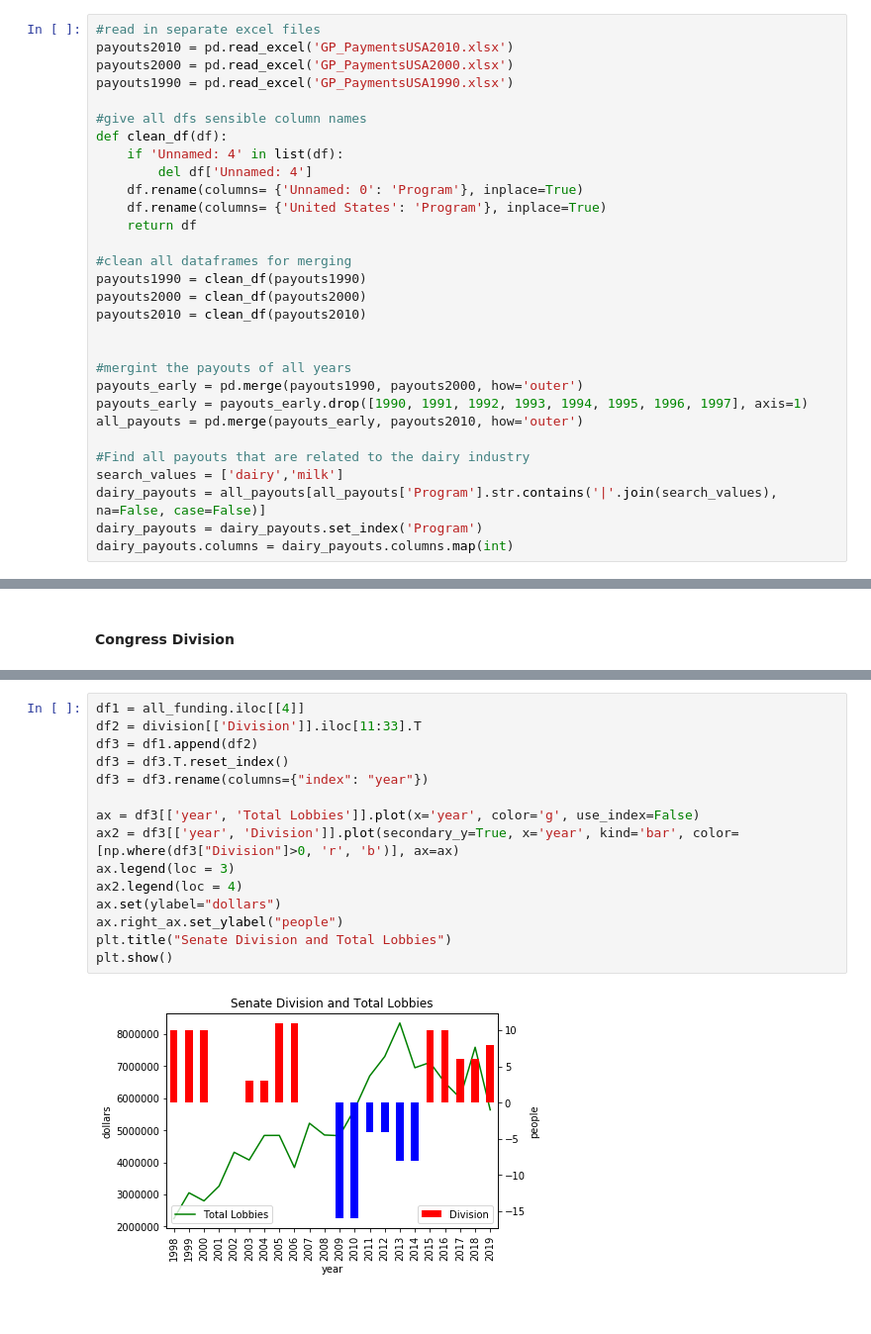
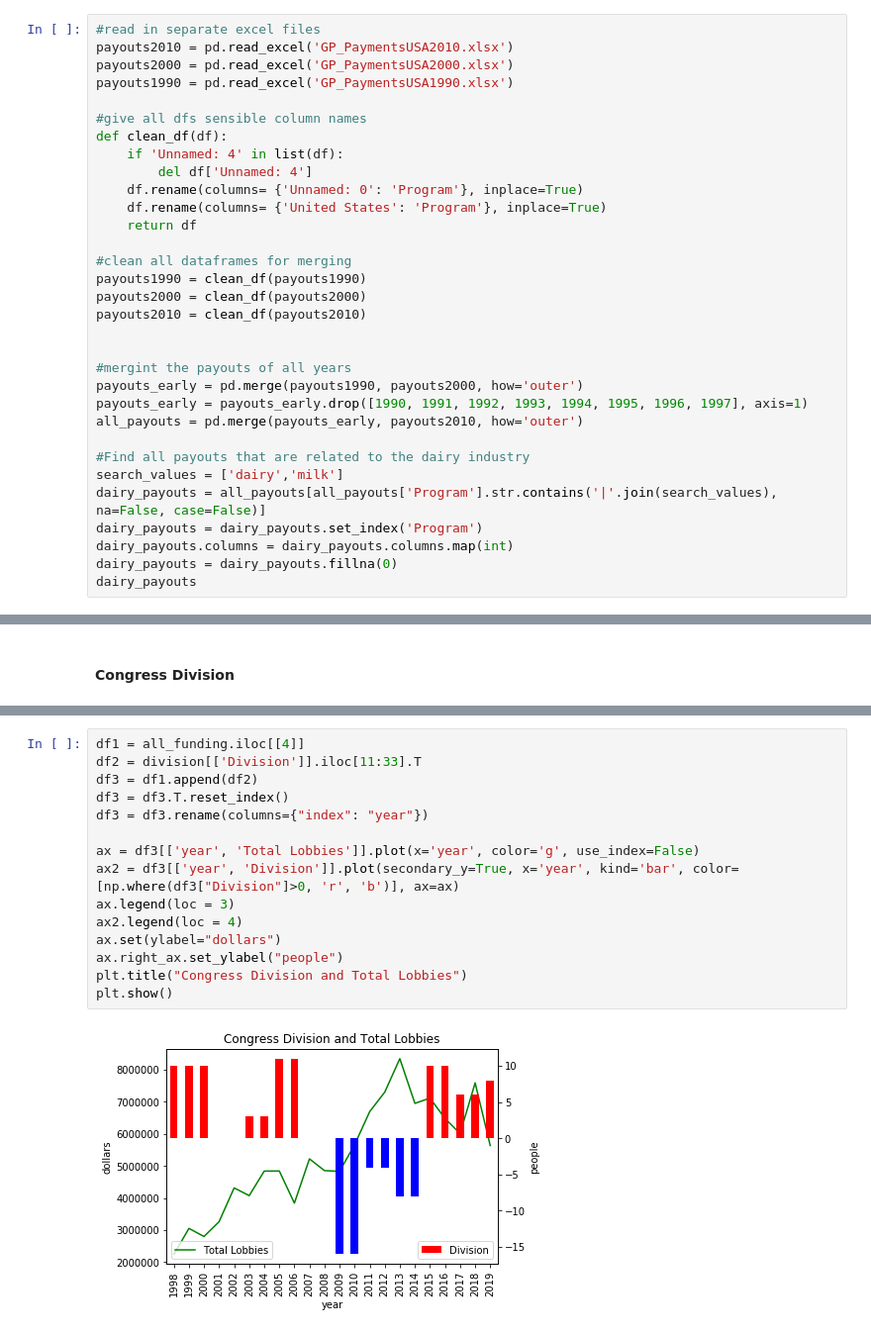
Before and after one commit to laniepreston/Data-Wrangling-Final-Project, a Jupyter notebook: Lanie_Floor_Final_Project.ipynb, the cells around one changed output, grey strips where cells are left out. Shown: that part at 99% size. Cells and saved outputs as stored; diff of their text form.

```diff
--- a/Lanie_Floor_Final_Project.ipynb
+++ b/Lanie_Floor_Final_Project.ipynb
@@ -91,3 +110,5 @@ search_values = ['dairy','milk']
 dairy_payouts = all_payouts[all_payouts['Program'].str.contains('|'.join(search_values),  na=False, case=False)]
 dairy_payouts = dairy_payouts.set_index('Program')
 dairy_payouts.columns = dairy_payouts.columns.map(int)
+dairy_payouts = dairy_payouts.fillna(0)
+dairy_payouts
@@ -206,20 +245,20 @@ Text(0.5, 1.0, 'Senate division')
 # %%
 df1 = all_funding.iloc[[4]]
 df2 = division[['Division']].iloc[11:33].T
 df3 = df1.append(df2)
 df3 = df3.T.reset_index()
 df3 = df3.rename(columns={"index": "year"})
 
 ax = df3[['year', 'Total Lobbies']].plot(x='year', color='g', use_index=False)
 ax2 = df3[['year', 'Division']].plot(secondary_y=True, x='year', kind='bar', color=[np.where(df3["Division"]>0, 'r', 'b')], ax=ax)
 ax.legend(loc = 3)
 ax2.legend(loc = 4)
 ax.set(ylabel="dollars")
 ax.right_ax.set_ylabel("people")
-plt.title("Senate Division and Total Lobbies")
+plt.title("Congress Division and Total Lobbies")
 plt.show()
 # %% [output]
-[figure, old version]
+[figure, new version]
 # %%
 df1 = pd.DataFrame(all_funding.iloc[[0, 1]].sum())
 df1 = df1.T
```
Also changed, not shown: parts of 20 cells of this notebook.
